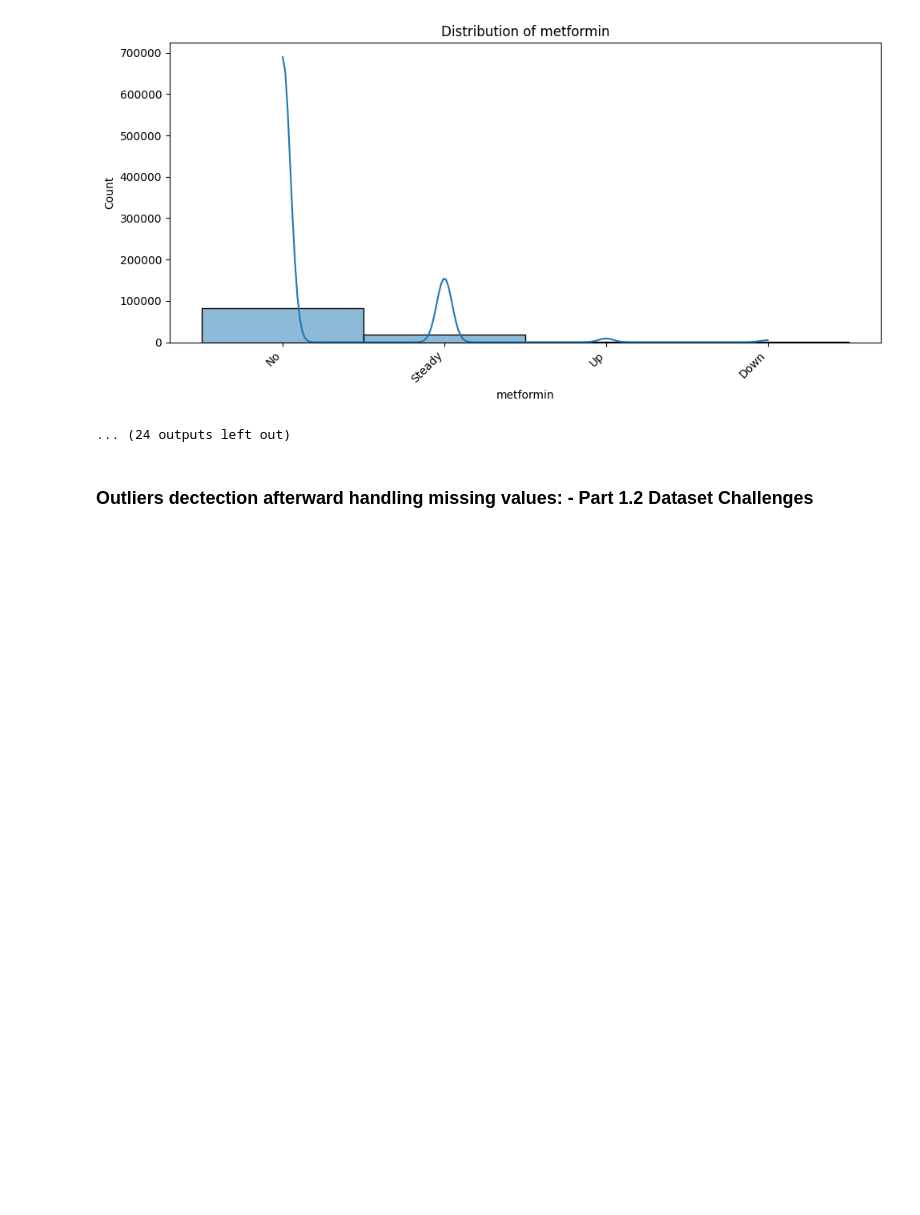
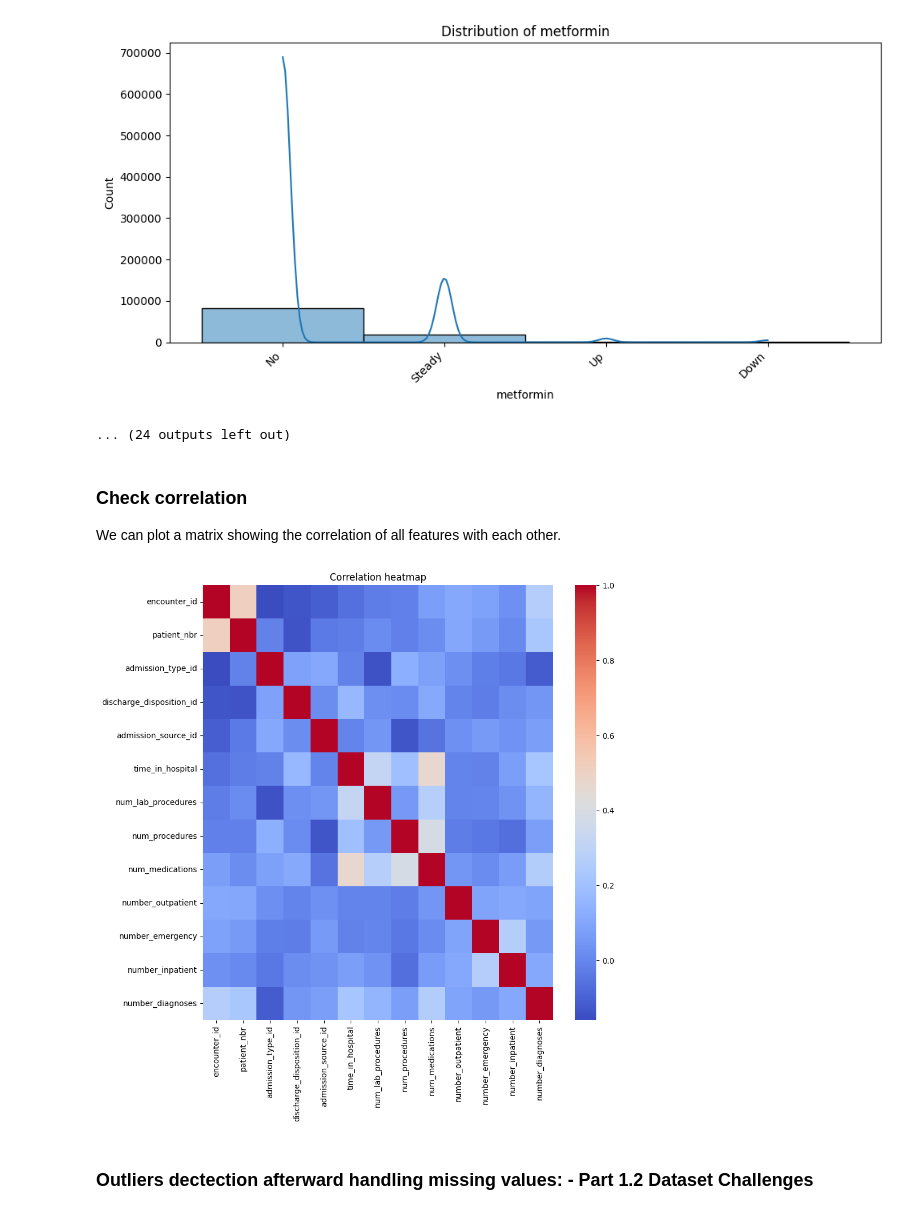
Before and after one commit to iamgiulyUCL/COMP0189Applied-Artificial-IntelligenceUCL, a Jupyter notebook: COMP0189_coursework_1.ipynb, the cells around one changed output. Drawn from its saved outputs; the diff is of its cells as text; code cells hidden in the pictures; blank space fills up the shorter version.

Commit message:
Commit 1 - up to numeric features correlation matrix

```diff
--- a/COMP0189_coursework_1.ipynb
+++ b/COMP0189_coursework_1.ipynb
@@ -510,6 +512,24 @@ for col in non_numerical_cols:
 [figure]
 [figure]
 ... (24 outputs left out)
+# %% [markdown]
+### Check correlation
+
+We can plot a matrix showing the correlation of all features with each other.
+# %%
+import seaborn as sns
+
+plt.figure(figsize=(10, 10))
+
+# Drop non-numeric columns
+df = diabetic_data_placeholders_substituted_nolabel.drop(columns=non_numerical_cols, inplace=False)
+correlation_matrix = df.corr()
+sns.heatmap(correlation_matrix, cmap='coolwarm')
+plt.title('Correlation heatmap')
+
+plt.show()
+# %% [output]
+[figure, added]
 # %% [markdown]
 ### Outliers dectection afterward handling missing values: - Part 1.2 Dataset Challenges
 # %%
```
Also changed, not shown: parts of 5 cells of this notebook.
